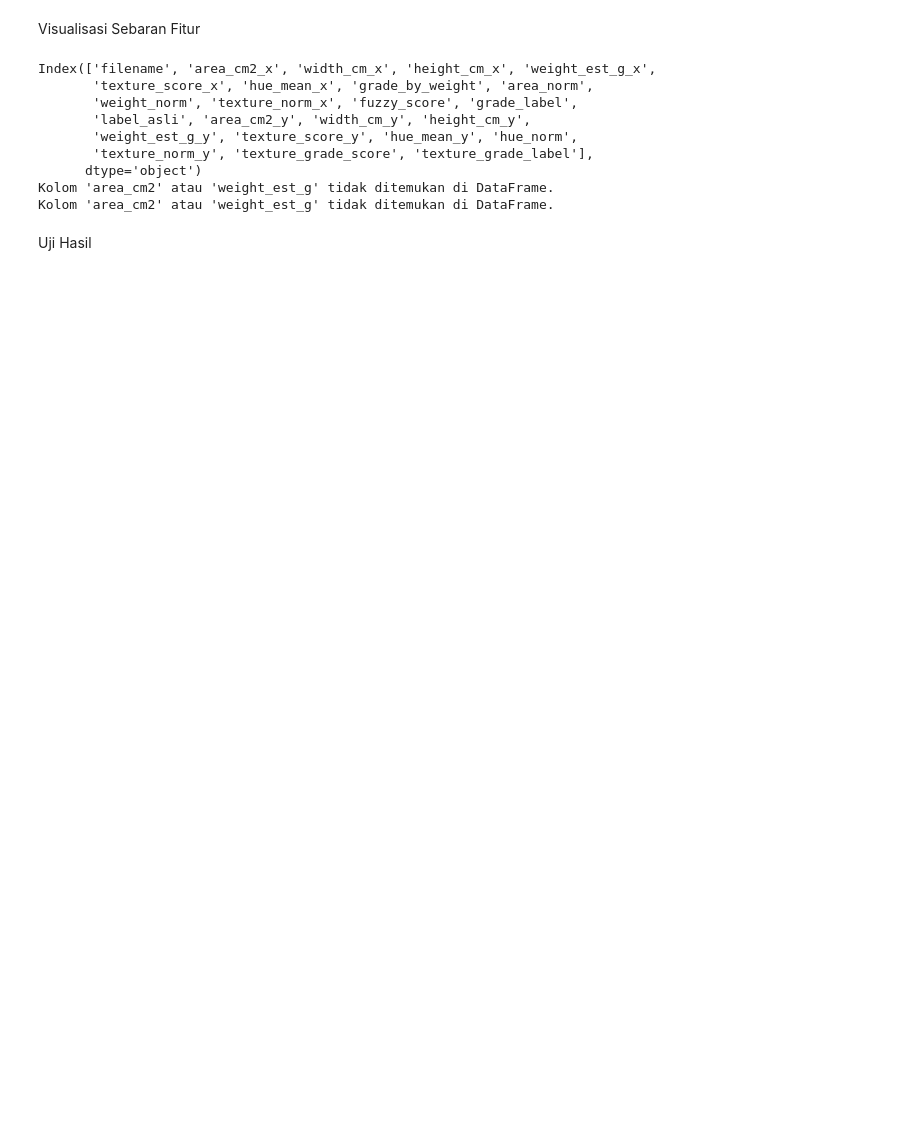
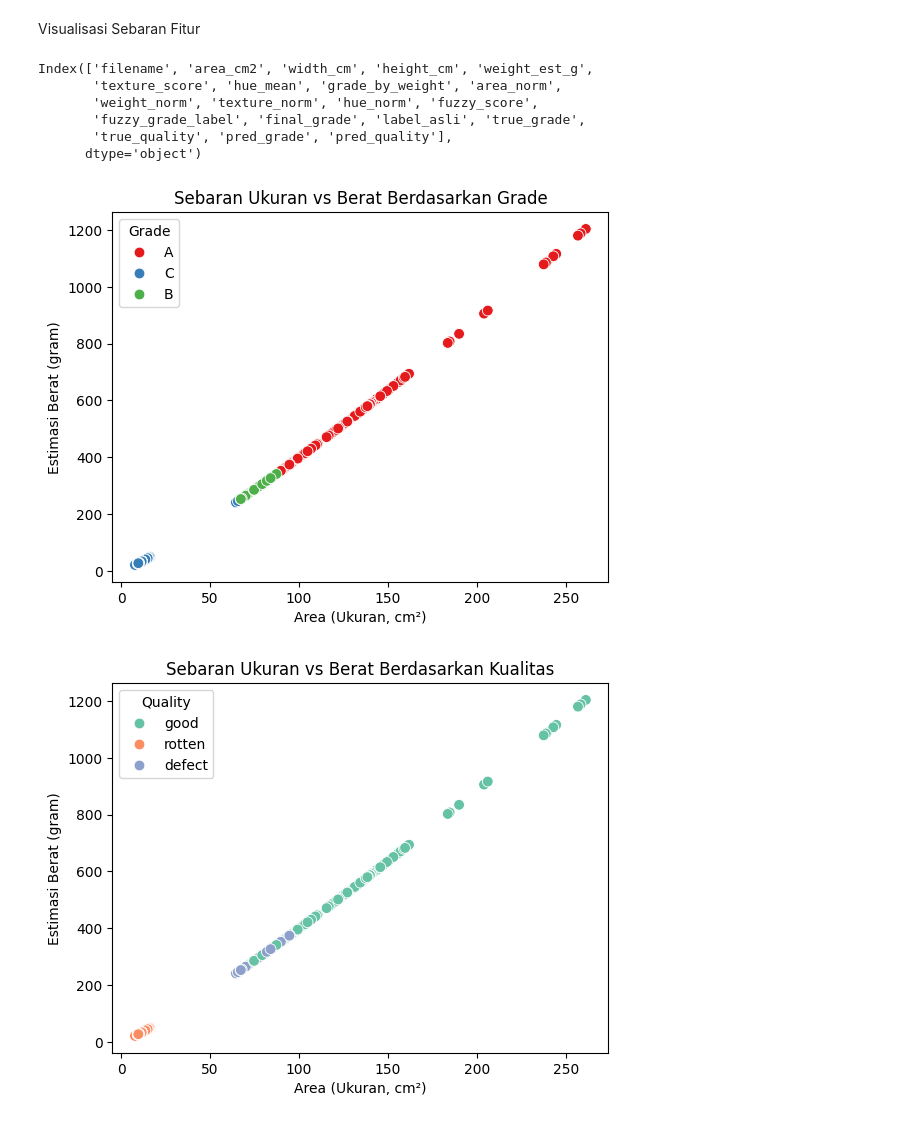
Before and after one commit to DevMossTeam/DragonFruit_Grading, a Jupyter notebook: src/evaluation.ipynb, the cells around one changed output. Saved outputs shown, nothing was run; the diff lists cells and outputs as text; code cells hidden in the pictures; blank space fills up the shorter version.

```diff
--- a/src/evaluation.ipynb
+++ b/src/evaluation.ipynb
@@ -88,37 +138,34 @@ Visualisasi Sebaran Fitur
 # %%
 # Periksa kolom yang ada dalam DataFrame
 print(df.columns)
 
 # Scatter plot untuk ukuran dan berat berdasarkan grade
 if 'area_cm2' in df.columns and 'weight_est_g' in df.columns:
-    sns.scatterplot(data=df, x='area_cm2', y='weight_est_g', hue='grade_label', palette='Set1', s=60)
+    sns.scatterplot(data=df, x='area_cm2', y='weight_est_g', hue='grade_by_weight', palette='Set1', s=60)
     plt.title("Sebaran Ukuran vs Berat Berdasarkan Grade")
     plt.xlabel("Area (Ukuran, cm²)")
     plt.ylabel("Estimasi Berat (gram)")
     plt.legend(title="Grade")
     plt.show()
 else:
     print("Kolom 'area_cm2' atau 'weight_est_g' tidak ditemukan di DataFrame.")
 
 # Scatter plot untuk ukuran dan berat berdasarkan kualitas (Good/Defect/Rotten)
 if 'area_cm2' in df.columns and 'weight_est_g' in df.columns:
-    sns.scatterplot(data=df, x='area_cm2', y='weight_est_g', hue='texture_grade_label', palette='Set2', s=60)
+    sns.scatterplot(data=df, x='area_cm2', y='weight_est_g', hue='fuzzy_grade_label', palette='Set2', s=60)
     plt.title("Sebaran Ukuran vs Berat Berdasarkan Kualitas")
     plt.xlabel("Area (Ukuran, cm²)")
     plt.ylabel("Estimasi Berat (gram)")
     plt.legend(title="Quality")
     plt.show()
 else:
     print("Kolom 'area_cm2' atau 'weight_est_g' tidak ditemukan di DataFrame.")
 # %% [output]
-Index(['filename', 'area_cm2_x', 'width_cm_x', 'height_cm_x', 'weight_est_g_x',
-       'texture_score_x', 'hue_mean_x', 'grade_by_weight', 'area_norm',
-       'weight_norm', 'texture_norm_x', 'fuzzy_score', 'grade_label',
-       'label_asli', 'area_cm2_y', 'width_cm_y', 'height_cm_y',
-       'weight_est_g_y', 'texture_score_y', 'hue_mean_y', 'hue_norm',
-       'texture_norm_y', 'texture_grade_score', 'texture_grade_label'],
+Index(['filename', 'area_cm2', 'width_cm', 'height_cm', 'weight_est_g',
+       'texture_score', 'hue_mean', 'grade_by_weight', 'area_norm',
+       'weight_norm', 'texture_norm', 'hue_norm', 'fuzzy_score',
+       'fuzzy_grade_label', 'final_grade', 'label_asli', 'true_grade',
+       'true_quality', 'pred_grade', 'pred_quality'],
       dtype='object')
-Kolom 'area_cm2' atau 'weight_est_g' tidak ditemukan di DataFrame.
-Kolom 'area_cm2' atau 'weight_est_g' tidak ditemukan di DataFrame.
+[figure, added]
+[figure, added]
-# %% [markdown]
-Uji Hasil
```
Also changed, not shown: parts of 6 cells of this notebook, 1 other file.
